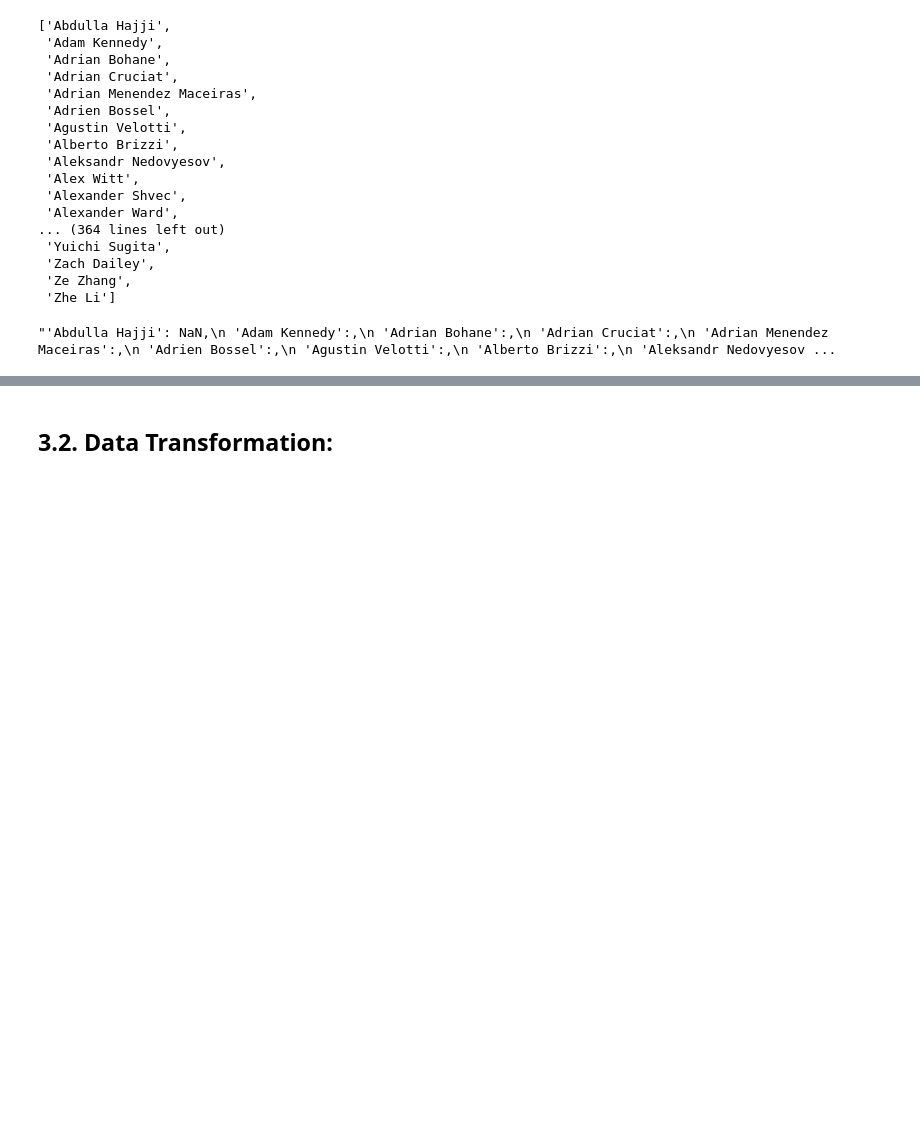
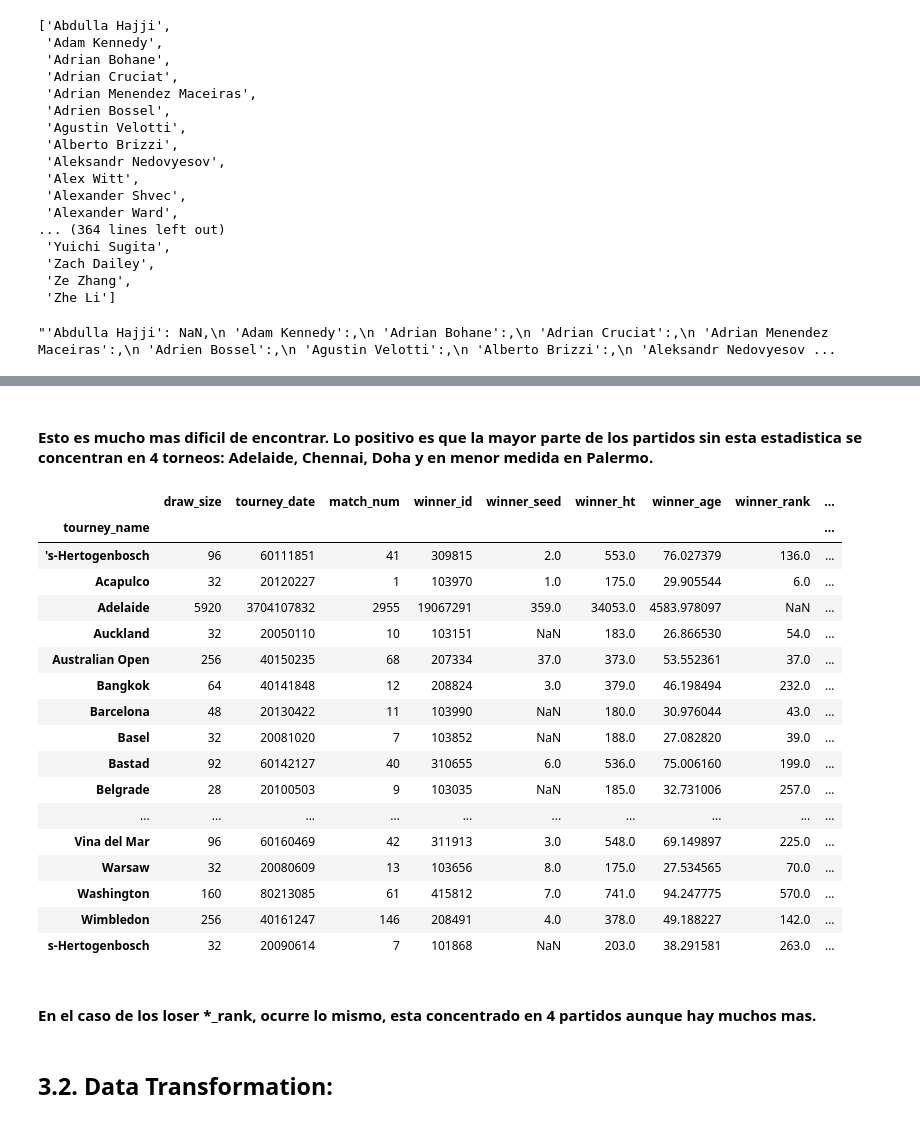
Before and after one commit to ISANJUA/TFM_ML4sportsBets, a Jupyter notebook: 3. Feature Extraction, Transformations and Cleansing.ipynb, the cells around one changed output, grey strips where cells are left out. Drawn from its saved outputs; the diff is of its cells as text; code cells hidden in the pictures; blank space fills up the shorter version.

```diff
--- a/3. Feature Extraction, Transformations and Cleansing.ipynb
+++ b/3. Feature Extraction, Transformations and Cleansing.ipynb
@@ -1655,3 +1704,28 @@ y.index.values.tolist()
+# %% [markdown]
+#### Esto es mucho mas dificil de encontrar. Lo positivo es que la mayor parte de los partidos sin esta estadistica se concentran en 4 torneos: Adelaide, Chennai, Doha y en menor medida en Palermo.
+# %%
+framesDCWO2[framesDCWO2['loser_rank'].isnull()].groupby('tourney_name').sum()
+# %% [output]
+|  | draw_size | tourney_date | match_num | winner_id | winner_seed | winner_ht | winner_age | winner_rank | ... |
+| tourney_name |  |  |  |  |  |  |  |  | ... |
+| 's-Hertogenbosch | 96 | 60111851 | 41 | 309815 | 2.0 | 553.0 | 76.027379 | 136.0 | ... |
+| Acapulco | 32 | 20120227 | 1 | 103970 | 1.0 | 175.0 | 29.905544 | 6.0 | ... |
+| Adelaide | 5920 | 3704107832 | 2955 | 19067291 | 359.0 | 34053.0 | 4583.978097 | NaN | ... |
+| Auckland | 32 | 20050110 | 10 | 103151 | NaN | 183.0 | 26.866530 | 54.0 | ... |
+| Australian Open | 256 | 40150235 | 68 | 207334 | 37.0 | 373.0 | 53.552361 | 37.0 | ... |
+| Bangkok | 64 | 40141848 | 12 | 208824 | 3.0 | 379.0 | 46.198494 | 232.0 | ... |
+| Barcelona | 48 | 20130422 | 11 | 103990 | NaN | 180.0 | 30.976044 | 43.0 | ... |
+| Basel | 32 | 20081020 | 7 | 103852 | NaN | 188.0 | 27.082820 | 39.0 | ... |
+| Bastad | 92 | 60142127 | 40 | 310655 | 6.0 | 536.0 | 75.006160 | 199.0 | ... |
+| Belgrade | 28 | 20100503 | 9 | 103035 | NaN | 185.0 | 32.731006 | 257.0 | ... |
+| ... | ... | ... | ... | ... | ... | ... | ... | ... | ... |
+| Vina del Mar | 96 | 60160469 | 42 | 311913 | 3.0 | 548.0 | 69.149897 | 225.0 | ... |
+| Warsaw | 32 | 20080609 | 13 | 103656 | 8.0 | 175.0 | 27.534565 | 70.0 | ... |
+| Washington | 160 | 80213085 | 61 | 415812 | 7.0 | 741.0 | 94.247775 | 570.0 | ... |
+| Wimbledon | 256 | 40161247 | 146 | 208491 | 4.0 | 378.0 | 49.188227 | 142.0 | ... |
+| s-Hertogenbosch | 32 | 20090614 | 7 | 101868 | NaN | 203.0 | 38.291581 | 263.0 | ... |
+# %% [markdown]
+#### En el caso de los loser *_rank, ocurre lo mismo, esta concentrado en 4 partidos aunque hay muchos mas.
 # %% [markdown]
 ## 3.2. Data Transformation:
 # %%
```
Also changed, not shown: parts of 5 cells of this notebook.
